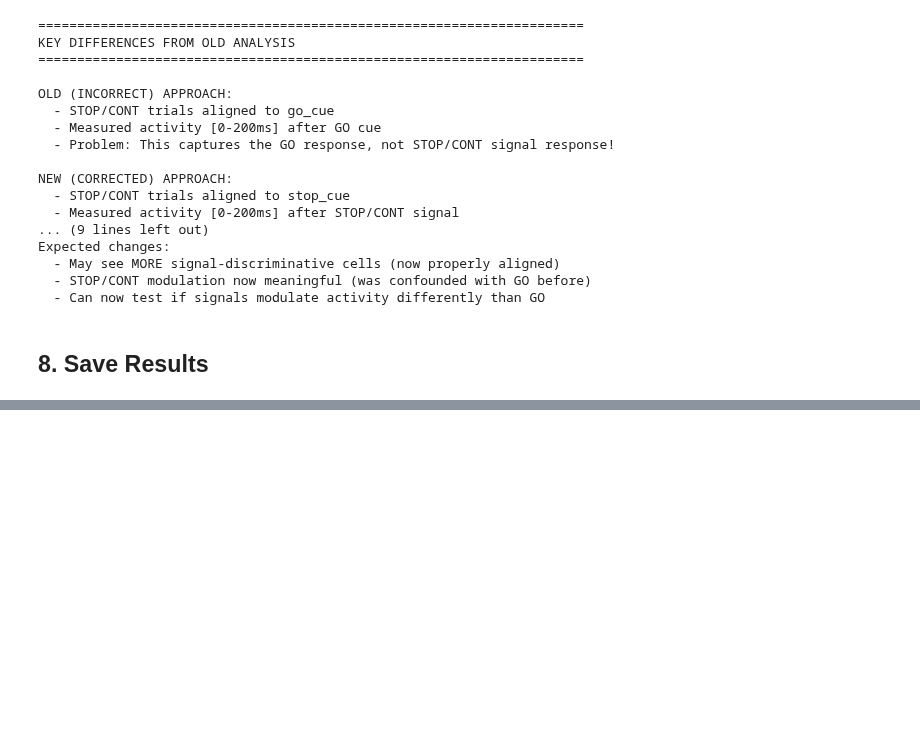
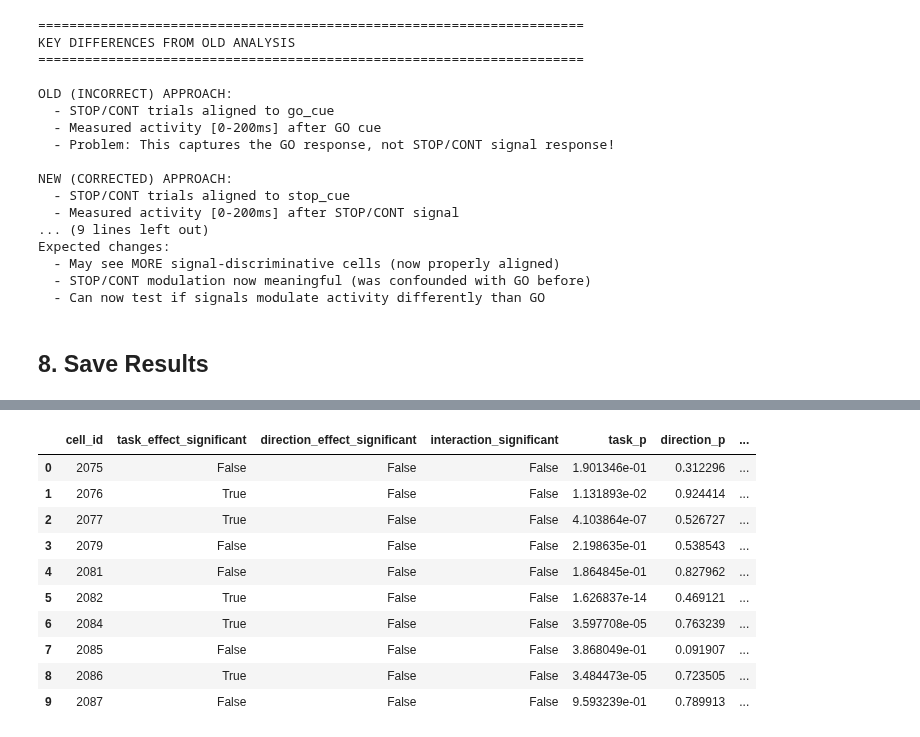
Before and after one commit to barrackHa/Population-Analysis, a Jupyter notebook: population_analysis/cell_tuning_analysis.ipynb, the cells around one changed output, grey strips where cells are left out. Cells and saved outputs as stored; diff of their text form; code cells hidden in the pictures; blank space fills up the shorter version.

```diff
--- a/population_analysis/cell_tuning_analysis.ipynb
+++ b/population_analysis/cell_tuning_analysis.ipynb
@@ -644,0 +807,9 @@ print(f"✓ Saved full results to: {pkl_file}")
+# %%
+# Test two-way ANOVA on first cell
+cell_id = session.cell_ids[0]
+cell = session.get_cell(cell_id)
+
+print(f"Testing two-way ANOVA on: {cell}\n")
+
+# Run two-way ANOVA
+anova_results = two_way_anova_task_direction(cell, verbose=True)
@@ -644,0 +836,63 @@ print(f"✓ Saved full results to: {pkl_file}")
+# %%
+# Run two-way ANOVA on all cells
+anova_results_all = []
+
+print(f"Running two-way ANOVA on {len(session.cell_ids)} cells...\n")
+
+for i, cell_id in enumerate(session.cell_ids):
+    if (i + 1) % 10 == 0:
+        print(f"  Processed {i + 1}/{len(session.cell_ids)} cells")
+
+    cell = session.get_cell(cell_id)
+    result = two_way_anova_task_direction(cell, verbose=False)
+    anova_results_all.append(result)
+
+print(f"\n✓ Two-way ANOVA complete for {len(anova_results_all)} cells")
+
+# Create summary DataFrame
+anova_summary_data = []
+
+for res in anova_results_all:
+    if res['sufficient_data']:
+        anova_summary_data.append({
+            'cell_id': res['cell_id'],
+            'task_effect_significant': res['task_effect']['significant'],
+            'direction_effect_significant': res['direction_effect']['significant'],
+            'interaction_significant': res['interaction_effect']['significant'],
+            'task_F': res['task_effect']['F'],
+            'task_p': res['task_effect']['p'],
+            'direction_F': res['direction_effect']['F'],
+            'direction_p': res['direction_effect']['p'],
+            'interaction_F': res['interaction_effect']['F'],
+            'interaction_p': res['interaction_effect']['p'],
+            'baseline_left_mean': res['mean_baseline_left'],
+            'baseline_right_mean': res['mean_baseline_right'],
+            'go_left_mean': res['mean_go_left'],
+            'go_right_mean': res['mean_go_right']
+        })
+
+anova_summary_df = pd.DataFrame(anova_summary_data)
+
+print("\n" + "="*70)
+print("TWO-WAY ANOVA SUMMARY")
+print("="*70)
+print(f"\nTotal cells analyzed: {len(anova_summary_df)}")
+print(f"\nSignificant effects (α=0.05):")
+print(f"  - Main effect of Task:          {anova_summary_df['task_effect_significant'].sum():3d} ({anova_summary_df['task_effect_significant'].sum()/len(anova_summary_df)*100:5.1f}%)")
+print(f"  - Main effect of Direction:     {anova_summary_df['direction_effect_significant'].sum():3d} ({anova_summary_df['direction_effect_significant'].sum()/len(anova_summary_df)*100:5.1f}%)")
+print(f"  - Task × Direction Interaction: {anova_summary_df['interaction_significant'].sum():3d} ({anova_summary_df['interaction_significant'].sum()/len(anova_summary_df)*100:5.1f}%)")
+
+# Show cells with significant interaction
+if anova_summary_df['interaction_significant'].sum() > 0:
+    print(f"\nCells with significant Task × Direction interaction:")
+    interaction_cells = anova_summary_df[anova_summary_df['interaction_significant']]
+    for _, row in interaction_cells.iterrows():
+        print(f"  - Cell {row['cell_id']}: p={row['interaction_p']:.4f}")
+
+# Display sample results
+print("\n" + "="*70)
+print("Sample of results:")
+print("="*70)
+display(anova_summary_df[['cell_id', 'task_effect_significant', 'direction_effect_significant',
+                           'interaction_significant', 'task_p', 'direction_p', 'interaction_p']].head(10))
+# %% [output]
@@ -644,0 +916,11 @@ print(f"✓ Saved full results to: {pkl_file}")
+|  | cell_id | task_effect_significant | direction_effect_significant | interaction_significant | task_p | direction_p | ... |
+| 0 | 2075 | False | False | False | 1.901346e-01 | 0.312296 | ... |
+| 1 | 2076 | True | False | False | 1.131893e-02 | 0.924414 | ... |
+| 2 | 2077 | True | False | False | 4.103864e-07 | 0.526727 | ... |
+| 3 | 2079 | False | False | False | 2.198635e-01 | 0.538543 | ... |
+| 4 | 2081 | False | False | False | 1.864845e-01 | 0.827962 | ... |
+| 5 | 2082 | True | False | False | 1.626837e-14 | 0.469121 | ... |
+| 6 | 2084 | True | False | False | 3.597708e-05 | 0.763239 | ... |
+| 7 | 2085 | False | False | False | 3.868049e-01 | 0.091907 | ... |
+| 8 | 2086 | True | False | False | 3.484473e-05 | 0.723505 | ... |
+| 9 | 2087 | False | False | False | 9.593239e-01 | 0.789913 | ... |
```
Also changed, not shown: parts of 22 cells of this notebook, 1 other file.
